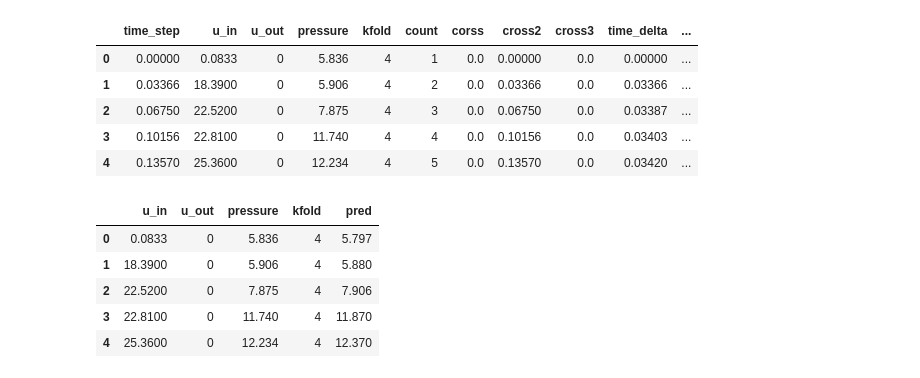
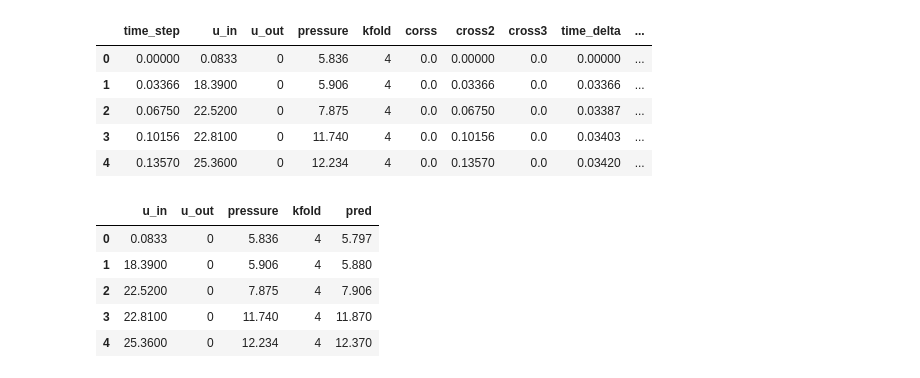
Before and after one commit to yamaguchi-milkcocholate/GoogleBrain-VentilatorPressurePrediction, a Jupyter notebook: notebooks/find_wrong_rc.ipynb, the cells around one changed output. Drawn from its saved outputs; the diff is of its cells as text; code cells hidden in the pictures.

```diff
--- a/notebooks/find_wrong_rc.ipynb
+++ b/notebooks/find_wrong_rc.ipynb
@@ -12,14 +12,14 @@ cachedir = basedir / "cache"
 logdir = basedir / "logs"
 # %%
 valid_preds = pd.read_csv(logdir / "lstm-less-addfeatures-cut-large-custom-mae" / "valid_preds.csv", index_col=0)
-train = pd.read_csv(cachedir / "train_lstm-less-cut-addfeatures_debugFalse.csv")
+train = pd.read_csv(cachedir / "train-10fold-debugFalse.csv")
 train.head()
 # %% [output]
-|  | time_step | u_in | u_out | pressure | kfold | count | corss | cross2 | cross3 | time_delta | ... |
-| 0 | 0.00000 | 0.0833 | 0 | 5.836 | 4 | 1 | 0.0 | 0.00000 | 0.0 | 0.00000 | ... |
-| 1 | 0.03366 | 18.3900 | 0 | 5.906 | 4 | 2 | 0.0 | 0.03366 | 0.0 | 0.03366 | ... |
-| 2 | 0.06750 | 22.5200 | 0 | 7.875 | 4 | 3 | 0.0 | 0.06750 | 0.0 | 0.03387 | ... |
-| 3 | 0.10156 | 22.8100 | 0 | 11.740 | 4 | 4 | 0.0 | 0.10156 | 0.0 | 0.03403 | ... |
-| 4 | 0.13570 | 25.3600 | 0 | 12.234 | 4 | 5 | 0.0 | 0.13570 | 0.0 | 0.03420 | ... |
+|  | time_step | u_in | u_out | pressure | kfold | corss | cross2 | cross3 | time_delta | ... |
+| 0 | 0.00000 | 0.0833 | 0 | 5.836 | 4 | 0.0 | 0.00000 | 0.0 | 0.00000 | ... |
+| 1 | 0.03366 | 18.3900 | 0 | 5.906 | 4 | 0.0 | 0.03366 | 0.0 | 0.03366 | ... |
+| 2 | 0.06750 | 22.5200 | 0 | 7.875 | 4 | 0.0 | 0.06750 | 0.0 | 0.03387 | ... |
+| 3 | 0.10156 | 22.8100 | 0 | 11.740 | 4 | 0.0 | 0.10156 | 0.0 | 0.03403 | ... |
+| 4 | 0.13570 | 25.3600 | 0 | 12.234 | 4 | 0.0 | 0.13570 | 0.0 | 0.03420 | ... |
 # %%
 train_df = train.copy()[["u_in", "u_out", "pressure", "kfold"]]
```
Also changed, not shown: parts of 9 cells of this notebook, 2 other files.
